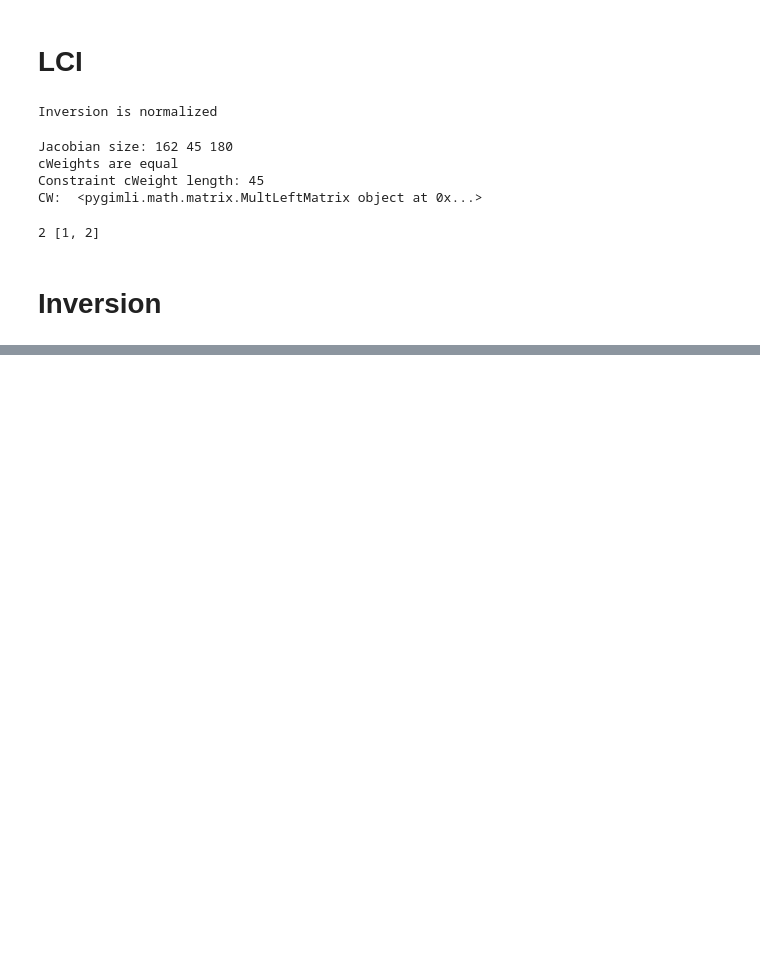
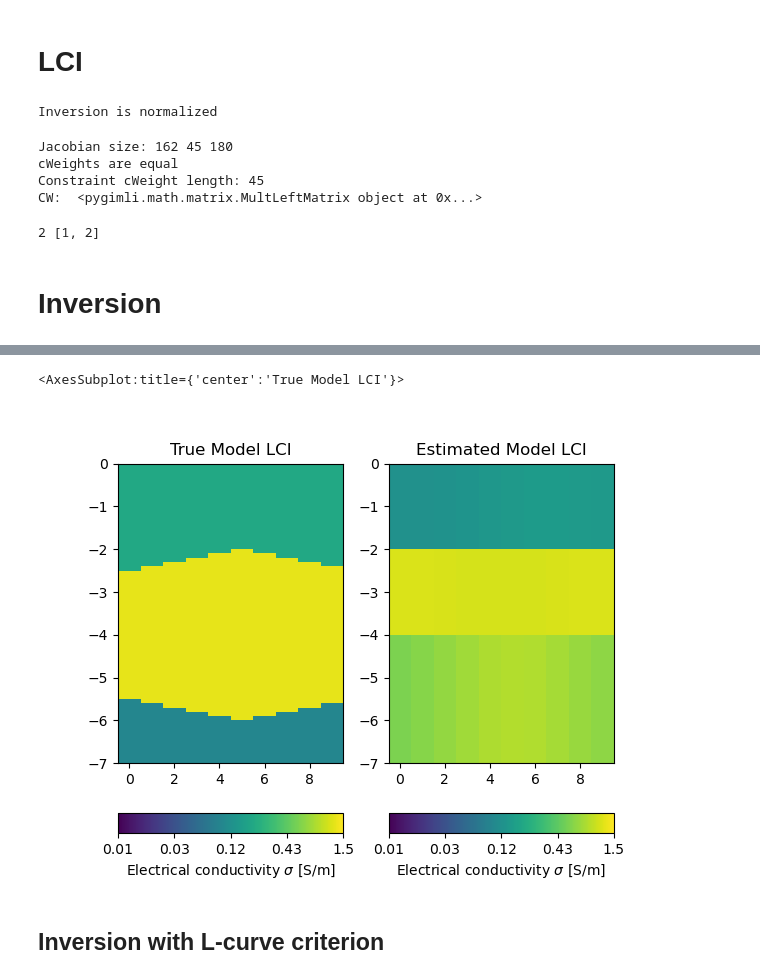
Before and after one commit to mariacarrizo/FDEM_LCI_PWI, a Jupyter notebook: LCI_new.ipynb, the cells around one changed output, grey strips where cells are left out. Drawn from its saved outputs; the diff is of its cells as text; code cells hidden in the pictures; blank space fills up the shorter version.

```diff
--- a/LCI_new.ipynb
+++ b/LCI_new.ipynb
@@ -340,0 +335,7 @@ Plot_Datas(data_true, data_est)
+# %%
+LC.initJacobian(dataVals=data_t, nLay=nLayers)
+LC.createJacobian(models)
+LC.constraint_matrix(data_t, nLay=nLayers)
+LC.normalization(data_t, cWeight_1=1, cWeight_2=1, nLay=nLayers)
+LC.createWeight(data_t, cWeight_1=1, cWeight_2=1, nLay=nLayers)
+LC.createConstraints()
@@ -340,0 +349,23 @@ Plot_Datas(data_true, data_est)
+# %%
+# Initial model
+m0 = models.copy()
+
+# 3 lay case
+m0[:,:2] = 2
+m0[:,2:] = 500/1000
+
+m0 = m0.ravel()
+# %%
+transData = pg.trans.TransLog()
+transThk = pg.trans.TransLogLU(2,5)
+transSig = pg.trans.TransLogLU(100/1000,1250/1000)
+
+LC.region(1).setTransModel(transThk)
+LC.region(2).setTransModel(transSig)
+
+data_true = np.array(data_t).ravel()
+relativeError = np.ones_like(data_true)*1e-3 # what is this for?
+
+inv = pg.Inversion(LC)
+inv.dataTrans = transData
+models_est = inv.run(data_true, relativeError, startModel=m0, verbose=False)
@@ -340,0 +378,20 @@ Plot_Datas(data_true, data_est)
+# %%
+models_est = np.array(models_est).reshape(np.shape(models))
+
+fig, ax = plt.subplots(1,2)
+
+inputs ={'label' : 'Electrical conductivity $\sigma$ [S/m]',
+         'cMin': 10/1000,
+         'cMax': 1500/1000,
+         'logScale':True}
+
+showStitchedModels(ax = ax[1], models=models_est, zMax=7,
+                  title = 'Estimated Model LCI', **inputs)
+
+showStitchedModels(ax = ax[0], models=models, zMax=7,
+                  title = 'True Model LCI', **inputs)
+# %% [output]
+<AxesSubplot:title={'center':'True Model LCI'}>
+[figure, added]
+# %% [markdown]
+## Inversion with L-curve criterion
```
Also changed, not shown: parts of 21 cells of this notebook.
